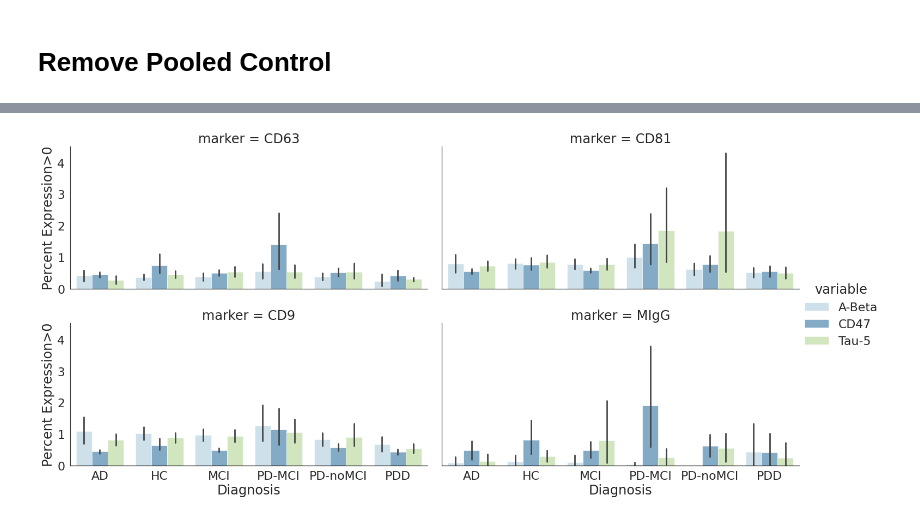
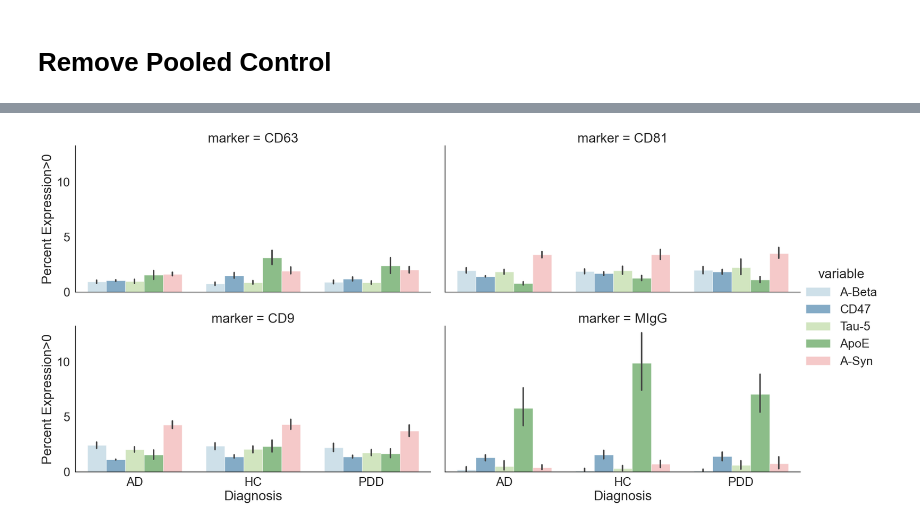
Before and after one commit to tpjoe/project_exosome, a Jupyter notebook: script/data_exploration_EB.ipynb, the cells around one changed output, grey strips where cells are left out. Cells and saved outputs as stored; diff of their text form; code cells hidden in the pictures.

```diff
--- a/script/data_exploration_EB.ipynb
+++ b/script/data_exploration_EB.ipynb
@@ -102,0 +85,6 @@ df
+# %%
+gt["PID 1-90"] = gt["PID 1-90"].astype(str)
+
+df["samples"] = df['samples'].astype(str)
+
+df_merge = df.merge(gt, left_on='samples', right_on='PID 1-90', how='left')
@@ -159,2 +160,6 @@ Name: # particles, dtype: float64
 # %% [markdown]
 # Remove Pooled Control
+# %%
+
+df = df_merge[df_merge.samples !="Pooled Control"]
+df
@@ -160,0 +180,3 @@ Name: # particles, dtype: float64
+# %%
+mapping = {"MCI":"AD", "PD-noMCI":"PDD", "PD-MCI":"PDD", "HC":"HC", "AD":"AD", "PDD":"PDD"}
+df["Diagnosis"] = df["Diagnosis"].map(mapping).values
@@ -161,7 +193,7 @@ Name: # particles, dtype: float64
 # %%
 # distribution plots by batch and by groups
-marker = ['A-Beta', 'CD47', 'PrP', "Tau-5"]
-groupby_cols = ['panel', 'samples', "marker"]
+marker = ['A-Beta', 'CD47', 'PrP', "Tau-5", "ApoE", "A-Syn"]
+groupby_cols = ['panel', 'samples', "marker", "spot"]
 df_plt = (df.groupby(groupby_cols)[marker].apply(lambda x: (x>0).sum())/df.groupby(groupby_cols).count().loc[:, marker]*100).reset_index()
 df_plt = df_plt.melt(groupby_cols)
 df_plt.head(3)
@@ -201,29 +233,29 @@ g = sns.catplot(
 # %%
-groupby_cols = ['Diagnosis', "panel", 'samples', "marker"]
+groupby_cols = ['Diagnosis', "panel", 'samples', "marker", "spot"]
 df_plt = (df.groupby(groupby_cols)[marker].apply(lambda x: (x>0).sum())/df.groupby(groupby_cols).count().loc[:, marker]*100).reset_index()
 df_plt = df_plt.melt(groupby_cols)
 df_plt.head(3)
 x="Diagnosis"
 sns.set(font_scale=2, style="white")
 y="Percent Expression>0"
 df_plt.rename({"value":y}, axis=1, inplace=True)
 # g = sns.catplot(
 #     data=df_plt.loc[df_plt.variable=='PrP', :],
 #     kind="bar",
 #     x=x, y=y, hue="variable",col="marker",#col_wrap=2,
 #     palette="Paired", alpha=.6, height=5, aspect=1.5,
 #     #sharex=True,
 #     sharey=True,
 
 # )
 g = sns.catplot(
     data=df_plt.loc[df_plt.variable!='PrP', :],
     kind="bar",
     x=x, y=y, hue="variable",col="marker",col_wrap=2,
     palette="Paired", alpha=.6, height=5, aspect=2,
     #sharex=True,
     sharey=True,
 
 )
 # %% [output]
-[figure, old version]
+[figure, new version]
```
Also changed, not shown: parts of 29 cells of this notebook.
